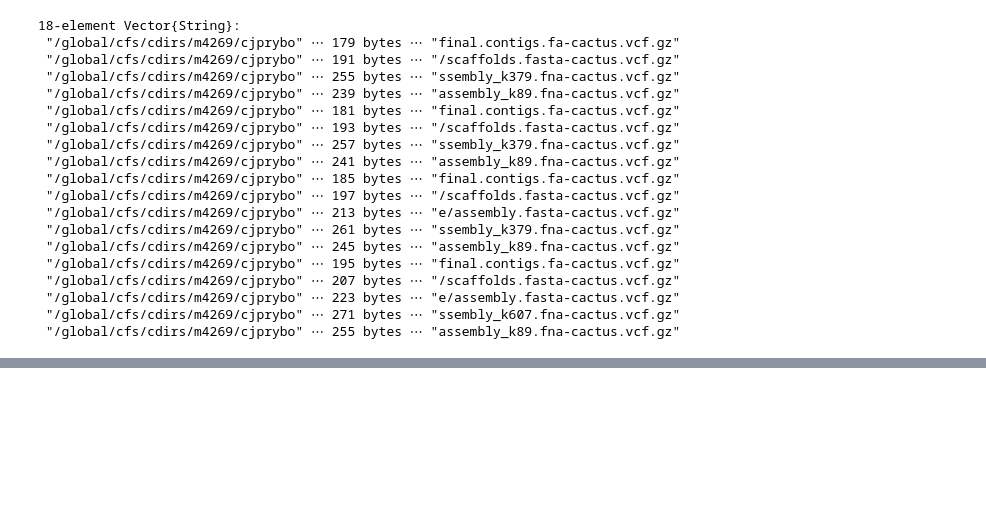
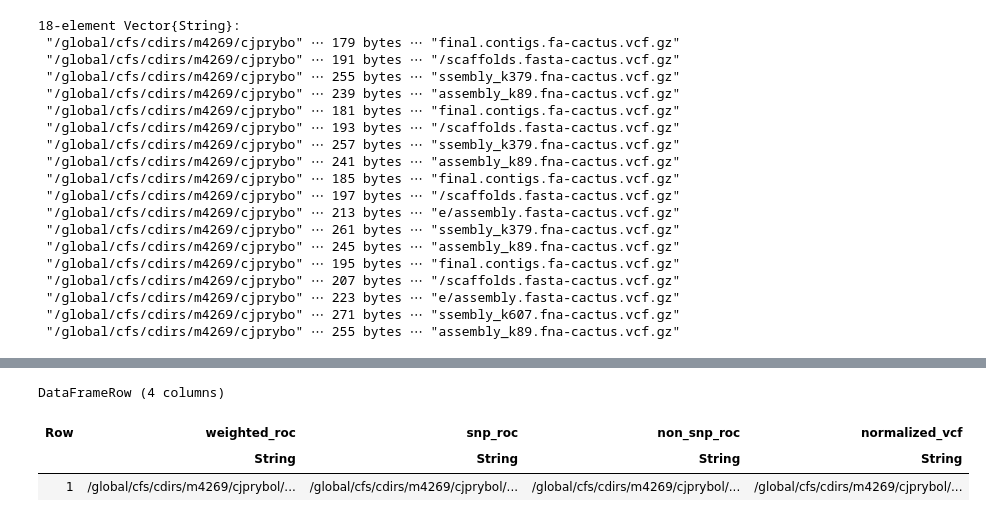
Before and after one commit to cjprybol/Mycelia, a Jupyter notebook: projects/variant-calling-benchmarking/notebooks/20240504.assembly-qc.ipynb, the cells around one changed output, grey strips where cells are left out. Cells and saved outputs as stored; diff of their text form; code cells hidden in the pictures; blank space fills up the shorter version.

```diff
--- a/projects/variant-calling-benchmarking/notebooks/20240504.assembly-qc.ipynb
+++ b/projects/variant-calling-benchmarking/notebooks/20240504.assembly-qc.ipynb
@@ -812,0 +930,7 @@ No documentation found.
+# %%
+row = pangenomic_variant_call_accuracy_table[1, :]
+# %% [output]
+DataFrameRow (4 columns)
+| Row | weighted_roc | snp_roc | non_snp_roc | normalized_vcf |
+|  | String | String | String | String |
+| 1 | /global/cfs/cdirs/m4269/cjprybol/... | /global/cfs/cdirs/m4269/cjprybol/... | /global/cfs/cdirs/m4269/cjprybol/... | /global/cfs/cdirs/m4269/cjprybol/... |
```
Also changed, not shown: parts of 12 cells of this notebook, 1 other file.
